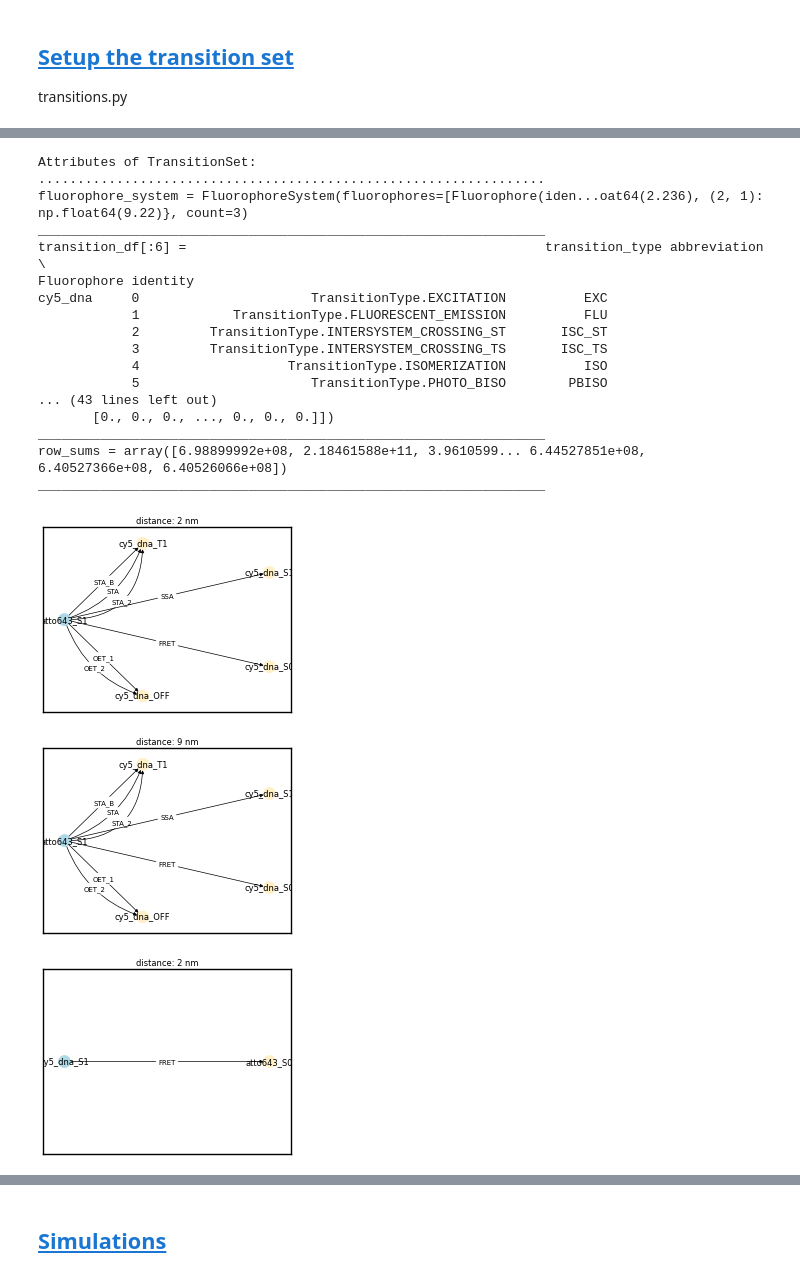
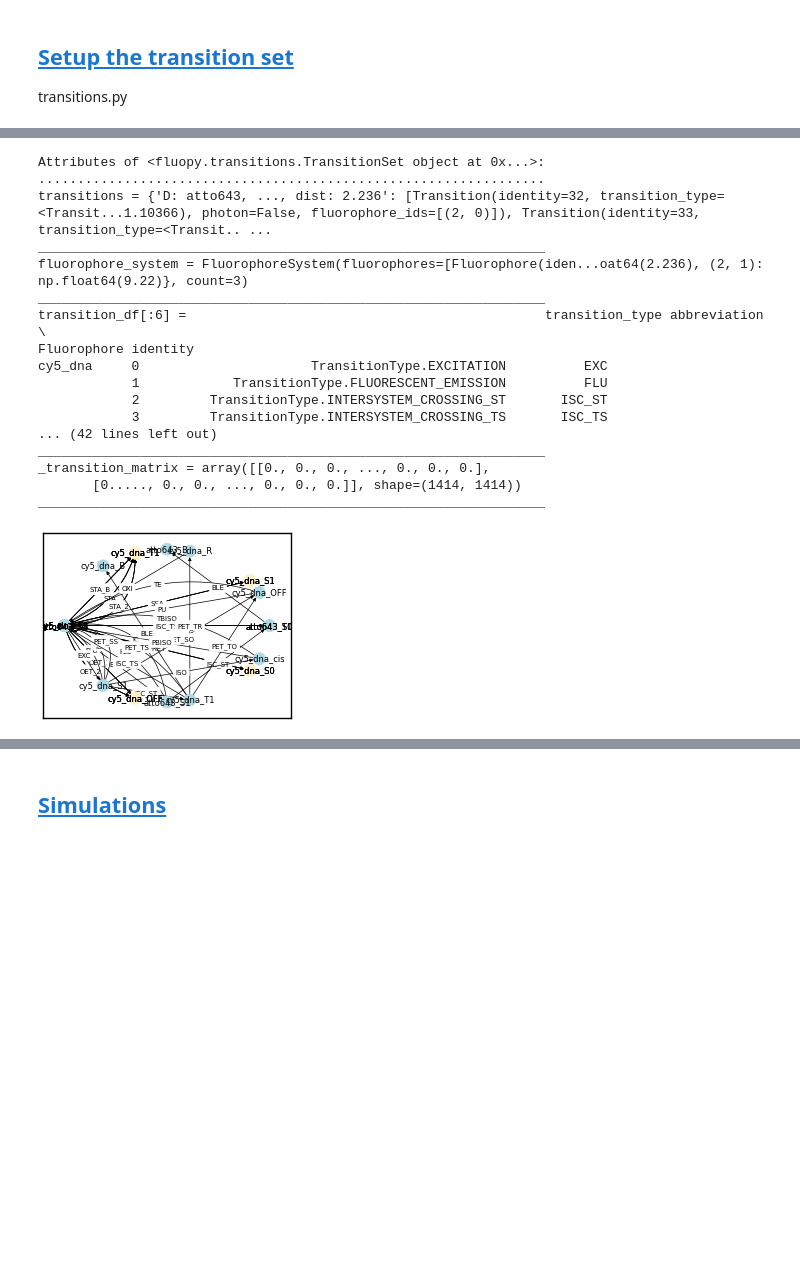
Before and after one commit to super-resolution/Fluopy, a Jupyter notebook: notebooks/General/tutorial.ipynb, the cells around one changed output, grey strips where cells are left out. Cells and saved outputs as stored; diff of their text form; code cells hidden in the pictures; blank space fills up the shorter version.

```diff
--- a/notebooks/General/tutorial.ipynb
+++ b/notebooks/General/tutorial.ipynb
@@ -261,7 +300,7 @@ transition_set_adj = transition_set.adjust_rates(
 # if everything is set, finalize TransitionSet
 transition_set.finalize()
 
-mi.print_class(transition_set, "TransitionSet")
+mi.print_class(transition_set)
 
 transition_set.plot(graph_type="shell", colors=None, scale=0.5);
 # %% [output]
@@ -270,20 +308,18 @@ WARNING for line: transitions = fluorophore_system.load_transitions(
-Attributes of TransitionSet:
+Attributes of <fluopy.transitions.TransitionSet object at 0x...>:
 .................................................................
+transitions = {'D: atto643, ..., dist: 2.236': [Transition(identity=32, transition_type=<Transit...1.10366), photon=False, fluorophore_ids=[(2, 0)]), Transition(identity=33, transition_type=<Transit.. ...
+_________________________________________________________________
 fluorophore_system = FluorophoreSystem(fluorophores=[Fluorophore(iden...oat64(2.236), (2, 1): np.float64(9.22)}, count=3)
 _________________________________________________________________
 transition_df[:6] =                                              transition_type abbreviation  \
 Fluorophore identity
 cy5_dna     0                      TransitionType.EXCITATION          EXC
             1            TransitionType.FLUORESCENT_EMISSION          FLU
             2         TransitionType.INTERSYSTEM_CROSSING_ST       ISC_ST
             3         TransitionType.INTERSYSTEM_CROSSING_TS       ISC_TS
-            4                   TransitionType.ISOMERIZATION          ISO
-            5                      TransitionType.PHOTO_BISO        PBISO
-... (43 lines left out)
-       [0., 0., 0., ..., 0., 0., 0.]])
+... (42 lines left out)
 _________________________________________________________________
-row_sums = array([6.98899992e+08, 2.18461588e+11, 3.9610599... 6.44527851e+08, 6.40527366e+08, 6.40526066e+08])
+_transition_matrix = array([[0., 0., 0., ..., 0., 0., 0.],
+       [0....., 0., 0., ..., 0., 0., 0.]], shape=(1414, 1414))
 _________________________________________________________________
-[figure, old version]
+[figure, new version]
-[figure, removed]
-[figure, removed]
```
Also changed, not shown: parts of 15 cells of this notebook, 26 other files.
